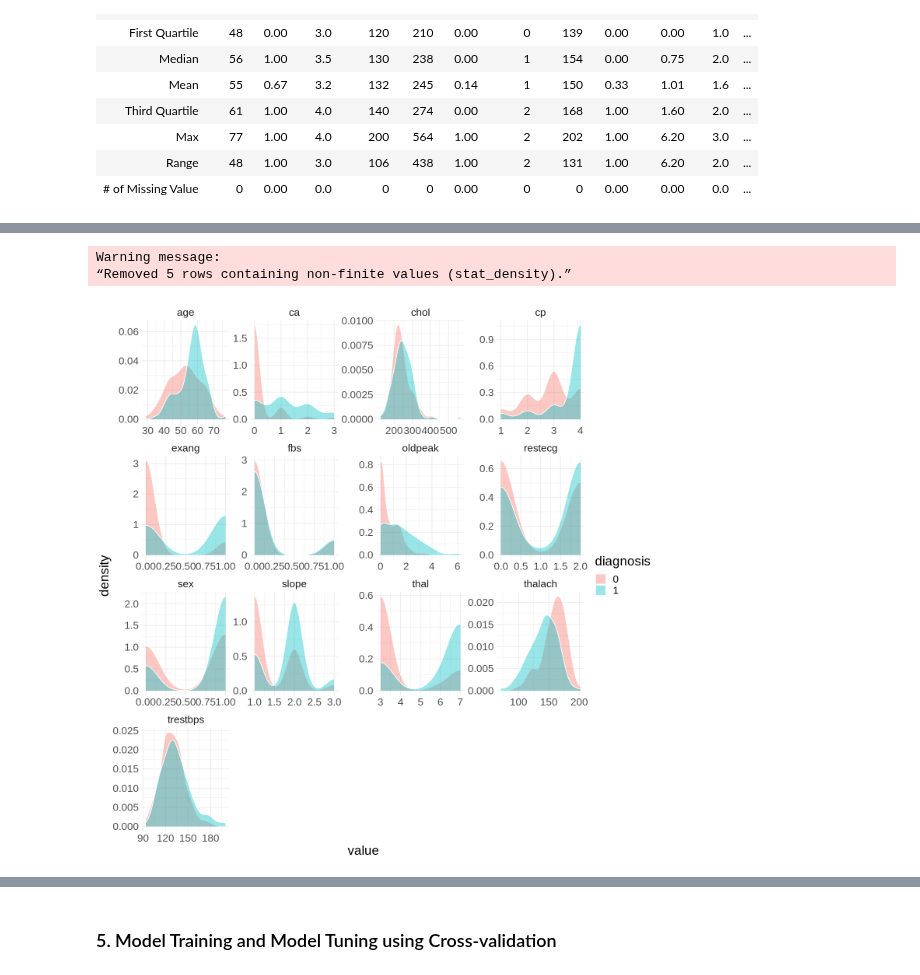
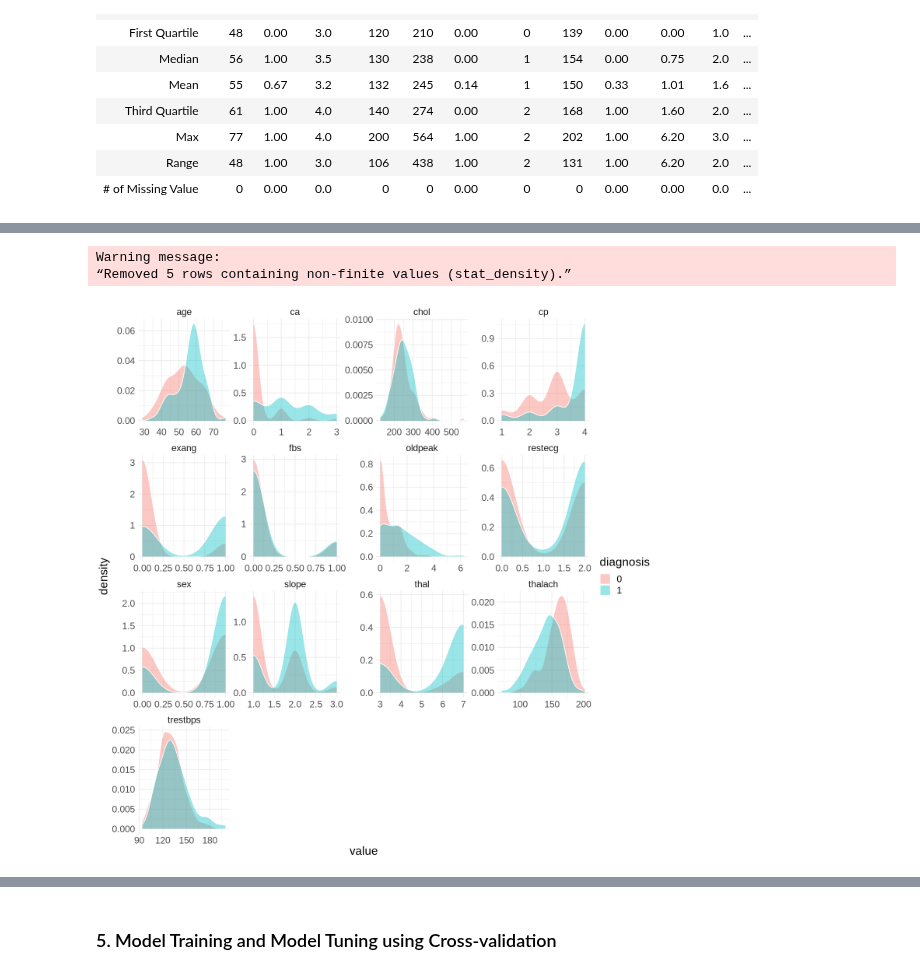
Before and after one commit to acholj/Updated-DSCI-Group-Project, a Jupyter notebook: Heart_Disease_Report.ipynb, the cells around one changed output, grey strips where cells are left out. Drawn from its saved outputs; the diff is of its cells as text; code cells hidden in the pictures.

```diff
--- a/Heart_Disease_Report.ipynb
+++ b/Heart_Disease_Report.ipynb
@@ -213,13 +230,13 @@ A tibble: 8 × 14
 # %%
 options(repr.plot.width=12,repr.plot.height = 12)
 heart_train %>%
     pivot_longer(cols = -diagnosis, names_to = 'variables', values_to = 'value')  %>%
     ggplot(aes(value, fill = diagnosis)) +
         geom_density(alpha = 0.4, colour = 'white') +
         facet_wrap(~ variables, scales = 'free') +
         theme_minimal() +
-        theme(text = element_text(size = 20))
+        theme(text = element_text(size = 18))
 # %% [output]
 Warning message:
 “Removed 5 rows containing non-finite values (stat_density).”
-[figure, old version]
+[figure, new version]
```
Also changed, not shown: parts of 27 cells of this notebook.
